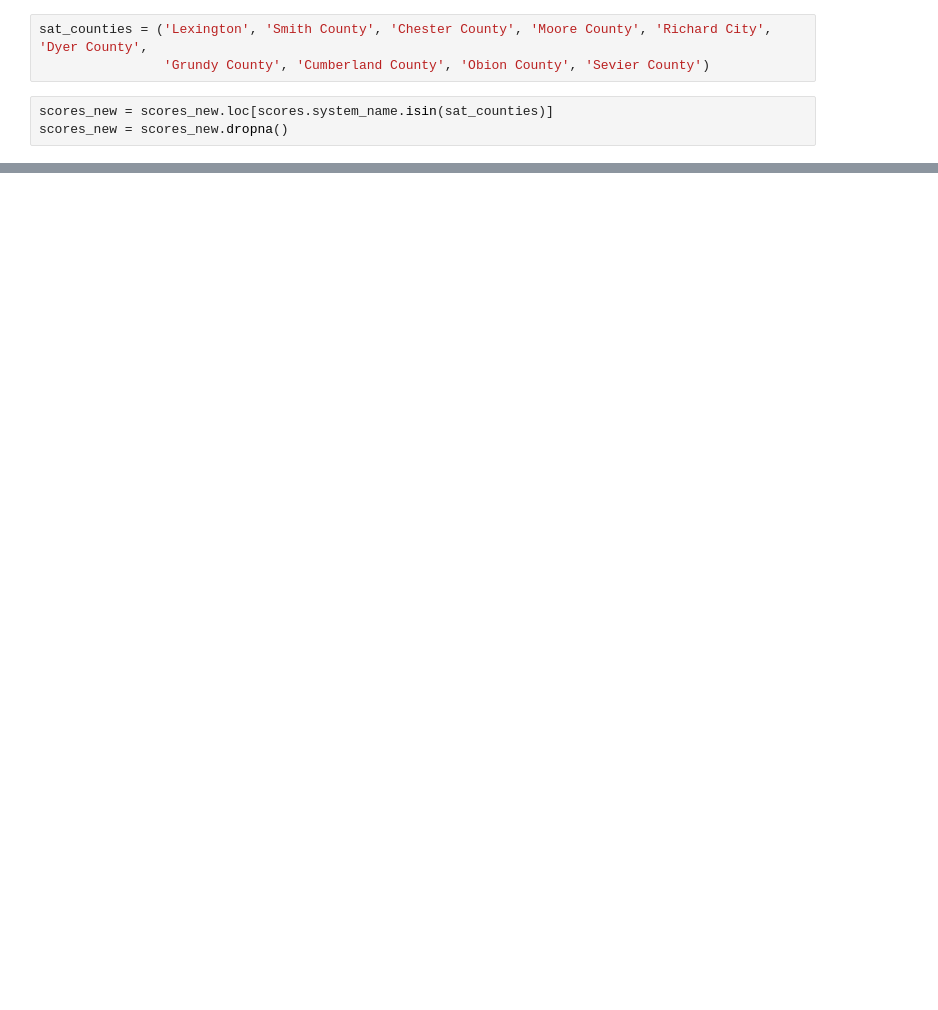
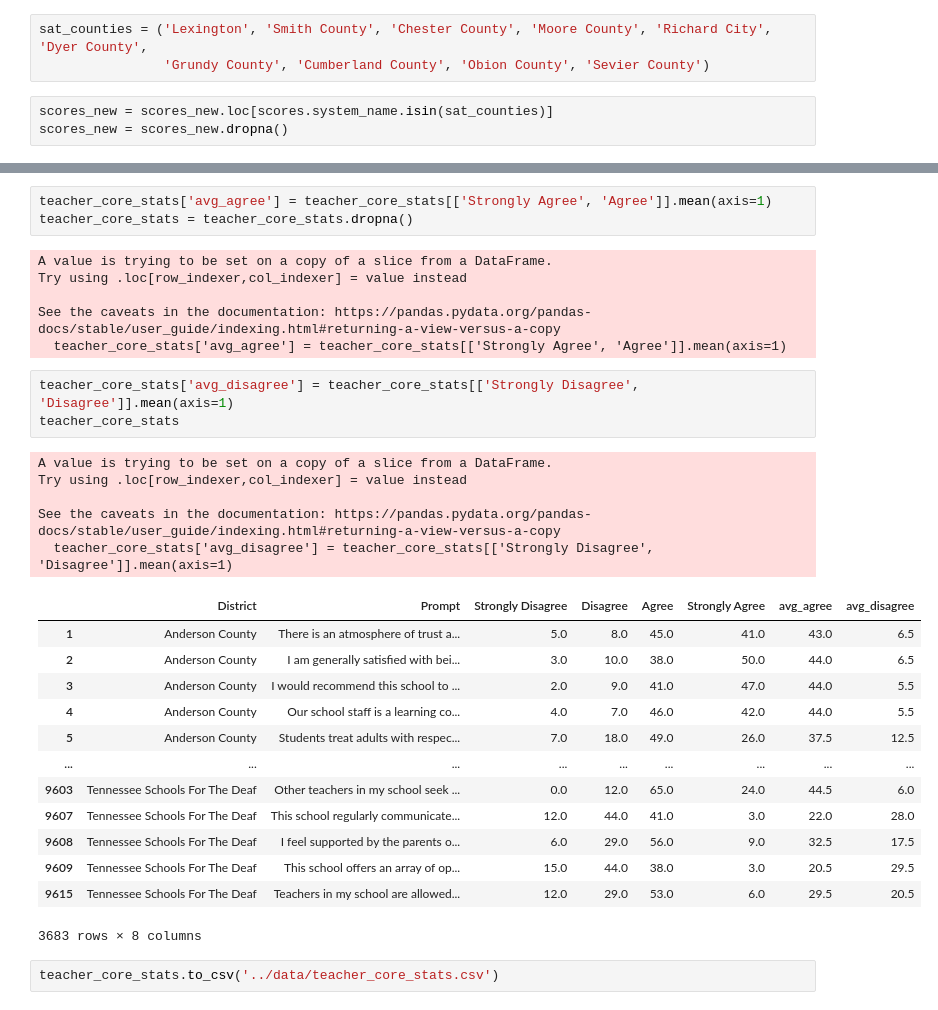
Before and after one commit to JenHall82/jen_capstone, a Jupyter notebook: notebooks/jen_capstone.ipynb, the cells around one changed output, grey strips where cells are left out. Drawn from its saved outputs; the diff is of its cells as text; blank space fills up the shorter version.

Commit message:
Updated teacher_core and district_scores

```diff
--- a/notebooks/jen_capstone.ipynb
+++ b/notebooks/jen_capstone.ipynb
@@ -190,0 +735,33 @@ scores_new.reset_index()
+# %%
+teacher_core_stats['avg_agree'] = teacher_core_stats[['Strongly Agree', 'Agree']].mean(axis=1)
+teacher_core_stats = teacher_core_stats.dropna()
+# %% [output]
+A value is trying to be set on a copy of a slice from a DataFrame.
+Try using .loc[row_indexer,col_indexer] = value instead
+
+See the caveats in the documentation: https://pandas.pydata.org/pandas-docs/stable/user_guide/indexing.html#returning-a-view-versus-a-copy
+  teacher_core_stats['avg_agree'] = teacher_core_stats[['Strongly Agree', 'Agree']].mean(axis=1)
+# %%
+teacher_core_stats['avg_disagree'] = teacher_core_stats[['Strongly Disagree', 'Disagree']].mean(axis=1)
+teacher_core_stats
+# %% [output]
+A value is trying to be set on a copy of a slice from a DataFrame.
+Try using .loc[row_indexer,col_indexer] = value instead
+
+See the caveats in the documentation: https://pandas.pydata.org/pandas-docs/stable/user_guide/indexing.html#returning-a-view-versus-a-copy
+  teacher_core_stats['avg_disagree'] = teacher_core_stats[['Strongly Disagree', 'Disagree']].mean(axis=1)
+|  | District | Prompt | Strongly Disagree | Disagree | Agree | Strongly Agree | avg_agree | avg_disagree |
+| 1 | Anderson County | There is an atmosphere of trust a... | 5.0 | 8.0 | 45.0 | 41.0 | 43.0 | 6.5 |
+| 2 | Anderson County | I am generally satisfied with bei... | 3.0 | 10.0 | 38.0 | 50.0 | 44.0 | 6.5 |
+| 3 | Anderson County | I would recommend this school to ... | 2.0 | 9.0 | 41.0 | 47.0 | 44.0 | 5.5 |
+| 4 | Anderson County | Our school staff is a learning co... | 4.0 | 7.0 | 46.0 | 42.0 | 44.0 | 5.5 |
+| 5 | Anderson County | Students treat adults with respec... | 7.0 | 18.0 | 49.0 | 26.0 | 37.5 | 12.5 |
+| ... | ... | ... | ... | ... | ... | ... | ... | ... |
+| 9603 | Tennessee Schools For The Deaf | Other teachers in my school seek ... | 0.0 | 12.0 | 65.0 | 24.0 | 44.5 | 6.0 |
+| 9607 | Tennessee Schools For The Deaf | This school regularly communicate... | 12.0 | 44.0 | 41.0 | 3.0 | 22.0 | 28.0 |
+| 9608 | Tennessee Schools For The Deaf | I feel supported by the parents o... | 6.0 | 29.0 | 56.0 | 9.0 | 32.5 | 17.5 |
+| 9609 | Tennessee Schools For The Deaf | This school offers an array of op... | 15.0 | 44.0 | 38.0 | 3.0 | 20.5 | 29.5 |
+| 9615 | Tennessee Schools For The Deaf | Teachers in my school are allowed... | 12.0 | 29.0 | 53.0 | 6.0 | 29.5 | 20.5 |
+3683 rows × 8 columns
+# %%
+teacher_core_stats.to_csv('../data/teacher_core_stats.csv')
```
Also changed, not shown: parts of 48 cells of this notebook.
